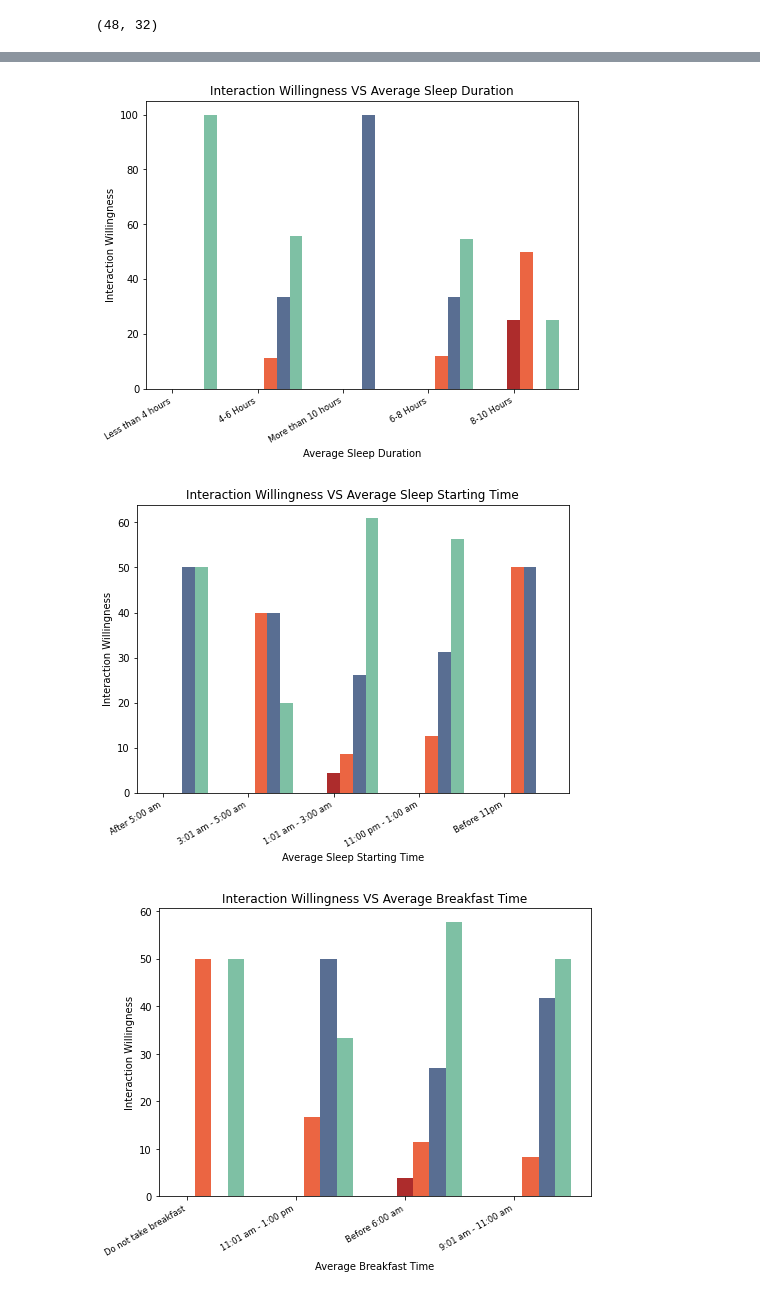
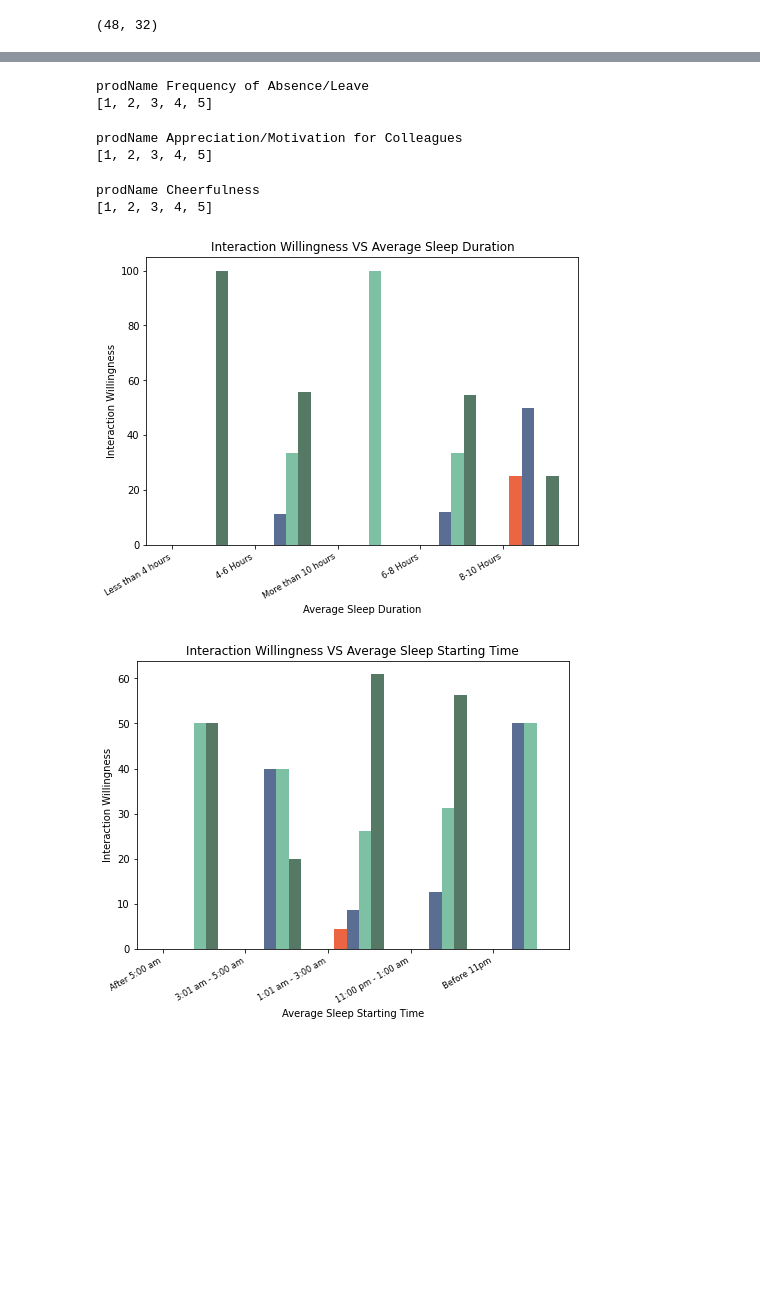
Before and after one commit to bsse1006/ImpactOfPhysicalFitnessOnDeveloperProductivity, a Jupyter notebook: barCharts.ipynb, the cells around one changed output, grey strips where cells are left out. Drawn from its saved outputs; the diff is of its cells as text; code cells hidden in the pictures; blank space fills up the shorter version.

```diff
--- a/barCharts.ipynb
+++ b/barCharts.ipynb
@@ -2,7 +2,7 @@
 import pandas as pd
 import numpy as np
 import matplotlib.pyplot as plt
-dataset = pd.read_csv("EncodedData.xlsx")
+dataset = pd.read_excel("EncodedData.xlsx")
 #print(dataset.head)
 dataset.dropna(inplace=True)
 dataset.drop(columns=['Unnamed: 0'],inplace=True)
@@ -56,18 +56,22 @@ teamRelated=[
 productivityList=[
     'Interaction Willingness',
     'Decision Contribution',
-    'Spontaneous Participation',
     'Task Satisfaction',
     'External Interaction',
     'Deadline Crossing Frequency',
     'Overtime Frequency',
+    'Frequency of Smartphone Usage',
+    'Frequency of Being Late',
+    'Frequency of Absence/Leave',
+    'Appreciation/Motivation for Colleagues',
     'Cheerfulness'
 ]
 prodName='External Interaction'
 
 for prodName in productivityList:
     print("prodName", prodName)
-    productivity_type = sorted(dataset[prodName].unique())
+    productivity_type = [1,2,3,4,5]#sorted(dataset[prodName].unique())
+    print(productivity_type)
 
     for x in teamRelated:
         data = []
@@ -148,3 +160,8 @@ prodName Cheerfulness
+prodName Frequency of Absence/Leave
+[1, 2, 3, 4, 5]
+prodName Appreciation/Motivation for Colleagues
+[1, 2, 3, 4, 5]
+prodName Cheerfulness
+[1, 2, 3, 4, 5]
-[figure, old version]
+[figure, new version]
-[figure, old version]
+[figure, new version]
-[figure, removed]
```
Also changed, not shown: parts of 1 cell of this notebook, 1 other file.
